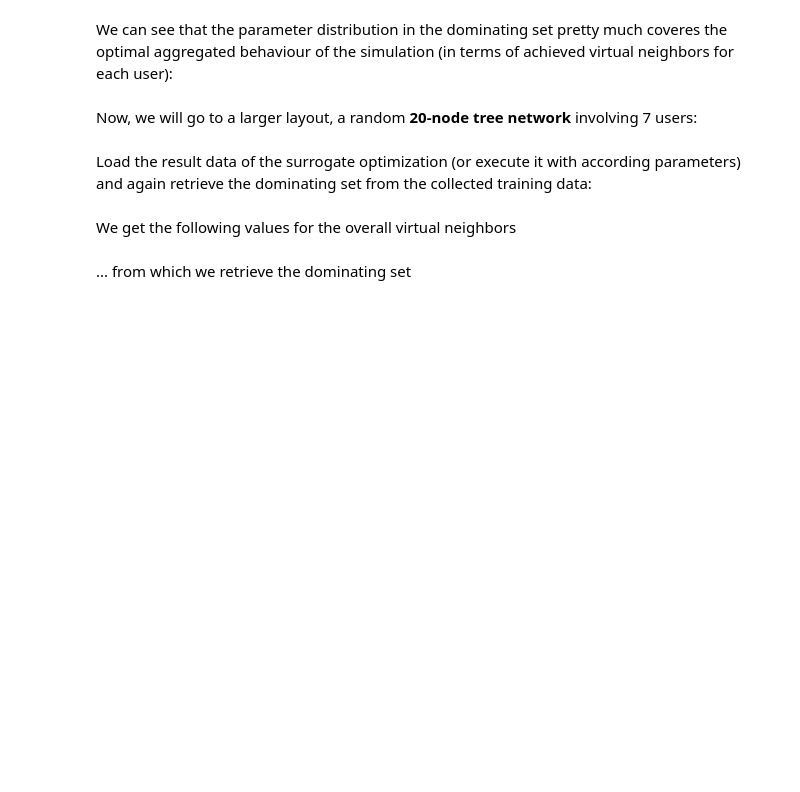
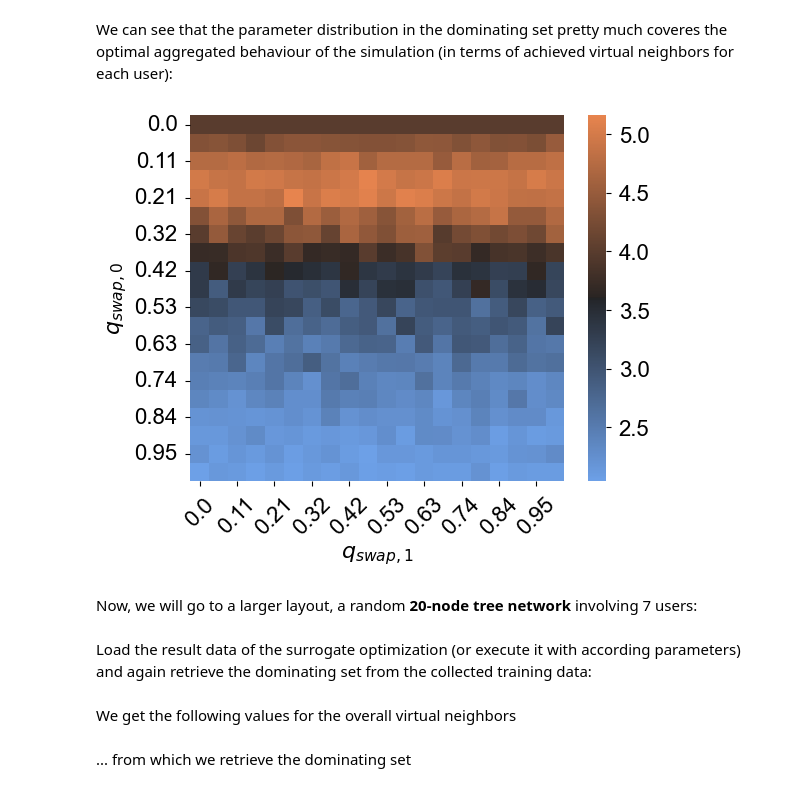
Before and after one commit to Luisenden/qnetsur, a Jupyter notebook: notebooks/tutorial_pareto-analysis.ipynb, the cells around one changed output. Drawn from its saved outputs; the diff is of its cells as text; code cells hidden in the pictures; blank space fills up the shorter version.

```diff
--- a/notebooks/tutorial_pareto-analysis.ipynb
+++ b/notebooks/tutorial_pareto-analysis.ipynb
@@ -175,15 +205,17 @@ We can see that the parameter distribution in the dominating set pretty much cov
 # %%
 cmap = sns.diverging_palette(250, 30, l=65, center="dark", as_cmap=True)
 df_plot = pd.read_pickle('../../surdata/cd_simple_20/tree-2-1-heatmap.pkl')
 fig, ax = plt.subplots(figsize=(6,5))
 sns.heatmap(df_plot, cmap=cmap) #cbar_kws={'label': 'Aggregated Virtual Neighbors'}
 plt.xlabel(r'$q_{swap,1}$')
 plt.ylabel(r'$q_{swap,0}$')
 plt.yticks(rotation=0)
 plt.xticks(rotation=45)
-plt.title('Aggregated Number of Virtual Neighbors')
+#plt.title('Aggregated Number of Virtual Neighbors')
 plt.tight_layout()
 plt.savefig('cd-21tree-heatmap.pdf')
+# %% [output]
+[figure, added]
 # %% [markdown]
 Now, we will go to a larger layout, a random **20-node tree network** involving 7 users:
 # %%
```
Also changed, not shown: parts of 15 cells of this notebook, 3 other files.
